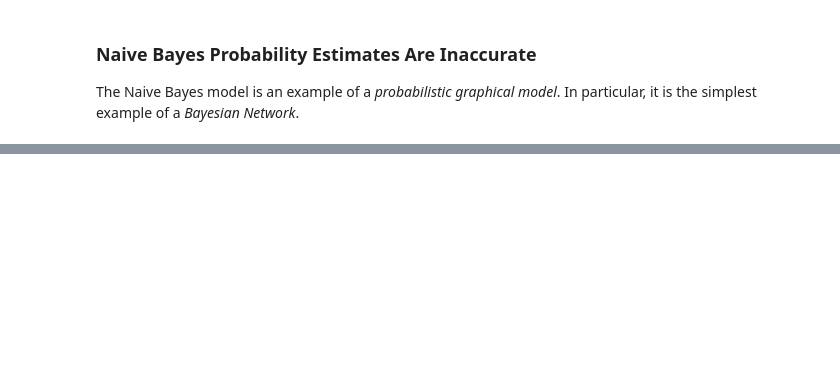
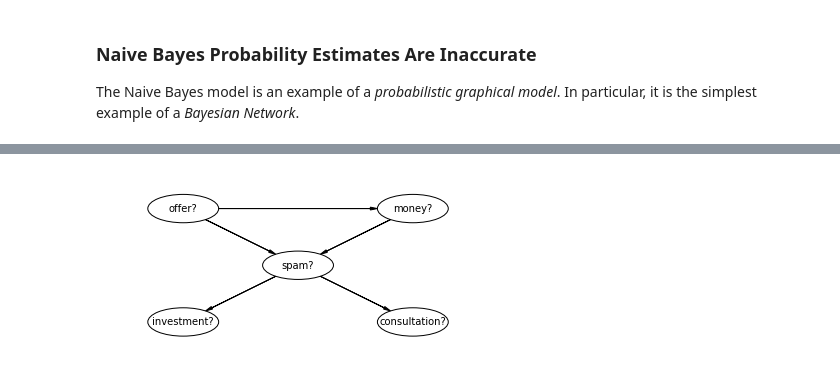
Before and after one commit to dobrynin/deep-learning, a Jupyter notebook: 01_logistic_regression/01z_more_material.ipynb, the cells around one changed output, grey strips where cells are left out. Cells and saved outputs as stored; diff of their text form; code cells hidden in the pictures; blank space fills up the shorter version.

```diff
--- a/01_logistic_regression/01z_more_material.ipynb
+++ b/01_logistic_regression/01z_more_material.ipynb
@@ -35,0 +202,56 @@ number of test emails: 991
+# %%
+%matplotlib inline
+
+import daft
+
+ASPECT = 2.5
+
+def run():
+    pgm = daft.PGM([7, 3])
+
+    offer_node = pgm.add_node(daft.Node(
+        'offer?',
+        'offer?',
+        y = 2.5,
+        x = (ASPECT / 2 + 0.1) * 1,
+        aspect = ASPECT,
+    ))
+    money_node = pgm.add_node(daft.Node(
+        'money?',
+        'money?',
+        y = 2.5,
+        x = (ASPECT / 2 + 0.1) * 4,
+        aspect = ASPECT,
+    ))
+    pgm.add_edge('offer?', 'money?')
+
+    spam_node = pgm.add_node(daft.Node(
+        'spam?',
+        'spam?',
+        y = 1.5,
+        x = (ASPECT / 2 + 0.1) * 2.5,
+        aspect = ASPECT
+    ))
+    pgm.add_edge('offer?', 'spam?', directed = True)
+    pgm.add_edge('money?', 'spam?', directed = True)
+
+    words = [
+        ('investment?', 1),
+        ('consultation?', 4),
+    ]
+
+    for word, position in words:
+        node = daft.Node(
+            word,
+            word,
+            y = 0.5,
+            x = (ASPECT / 2 + 0.1) * position,
+            aspect = ASPECT
+        )
+        pgm.add_node(node)
+        pgm.add_edge('spam?', word, directed = True)
+
+    pgm.render()
+run()
+# %% [output]
+[figure, added]
```
Also changed, not shown: parts of 11 cells of this notebook, 4 other files.
